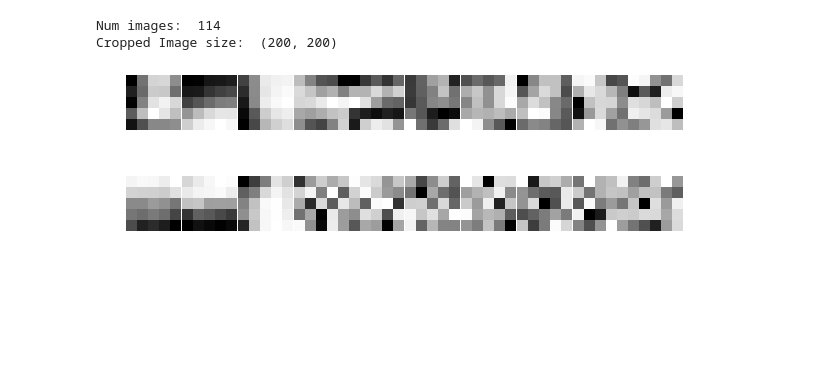
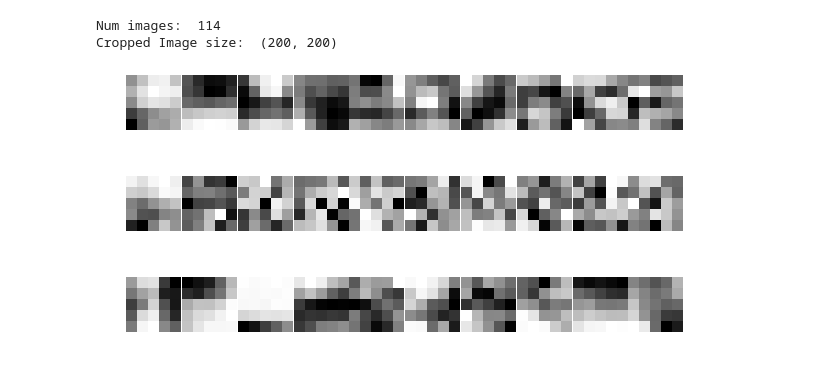
Before and after one commit to Lukeroberto/CS6140-MatchingPursuit, a Jupyter notebook: notebooks/Tests.ipynb, the cells around one changed output. Cells and saved outputs as stored; diff of their text form; code cells hidden in the pictures; blank space fills up the shorter version.

```diff
--- a/notebooks/Tests.ipynb
+++ b/notebooks/Tests.ipynb
@@ -30,16 +30,20 @@ Cropped Image size:  (200, 200)
 # %%
 # Generate Dictionaries
 patch_size = 5
 num_samples = 100
 num_features = 10
 
 pca_features = generatePCADictionary(images, patch_size, num_samples, num_features)
 optsparse_features = generateOptSparseDictionary(images, patch_size, num_samples, num_features)
+kmeans_features = generateKMeansDictionary(images, patch_size, num_samples, num_features)
+
 plotDictionary(pca_features, "PCA")
 plotDictionary(optsparse_features, "OptSparse")
+plotDictionary(kmeans_features, "KMeans")
 # %% [output]
-[figure, old version]
+[figure, new version]
-[figure, old version]
+[figure, new version]
+[figure, added]
 # %%
 # Run through whole video
 k = 800
```
Also changed, not shown: parts of 6 cells of this notebook, 3 other files.
